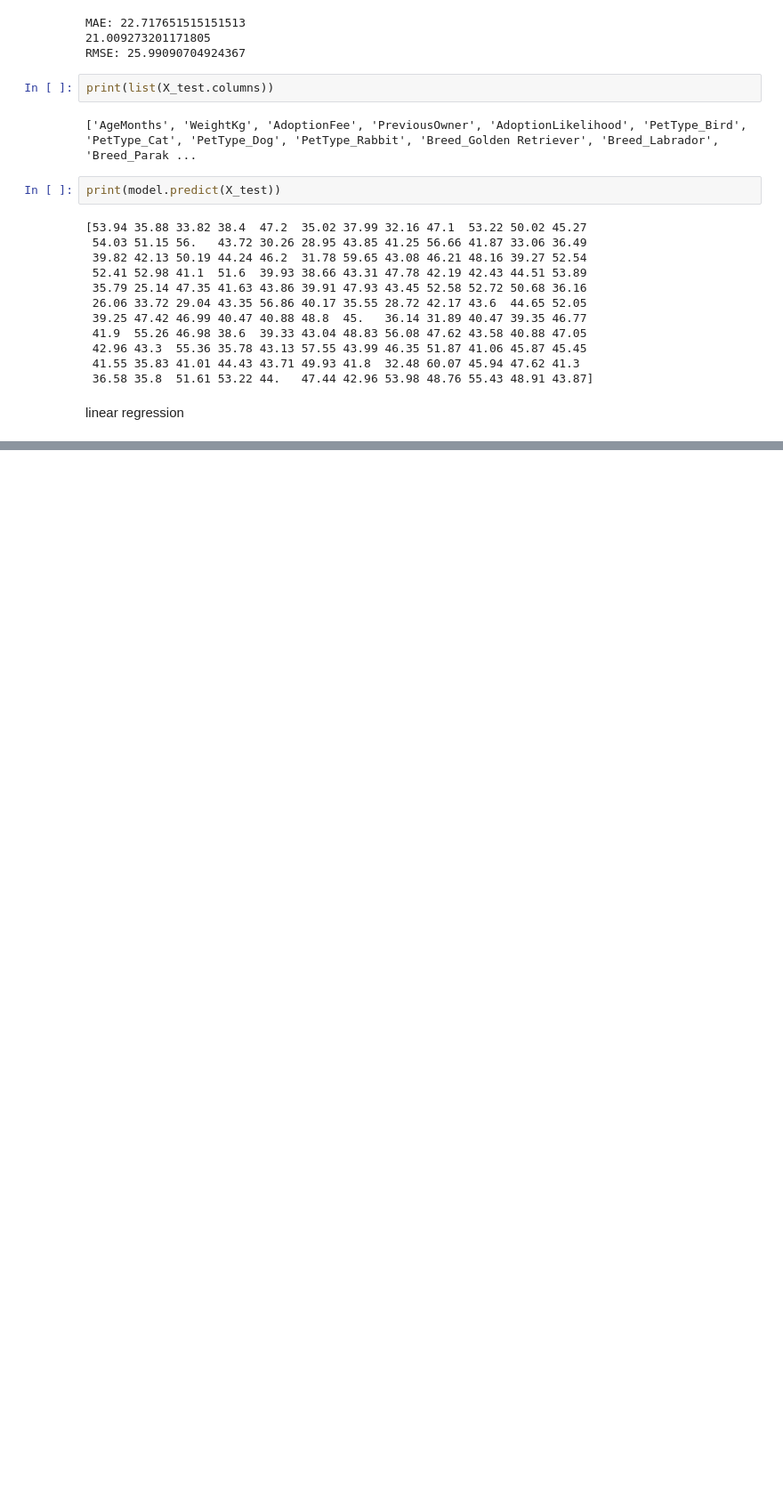
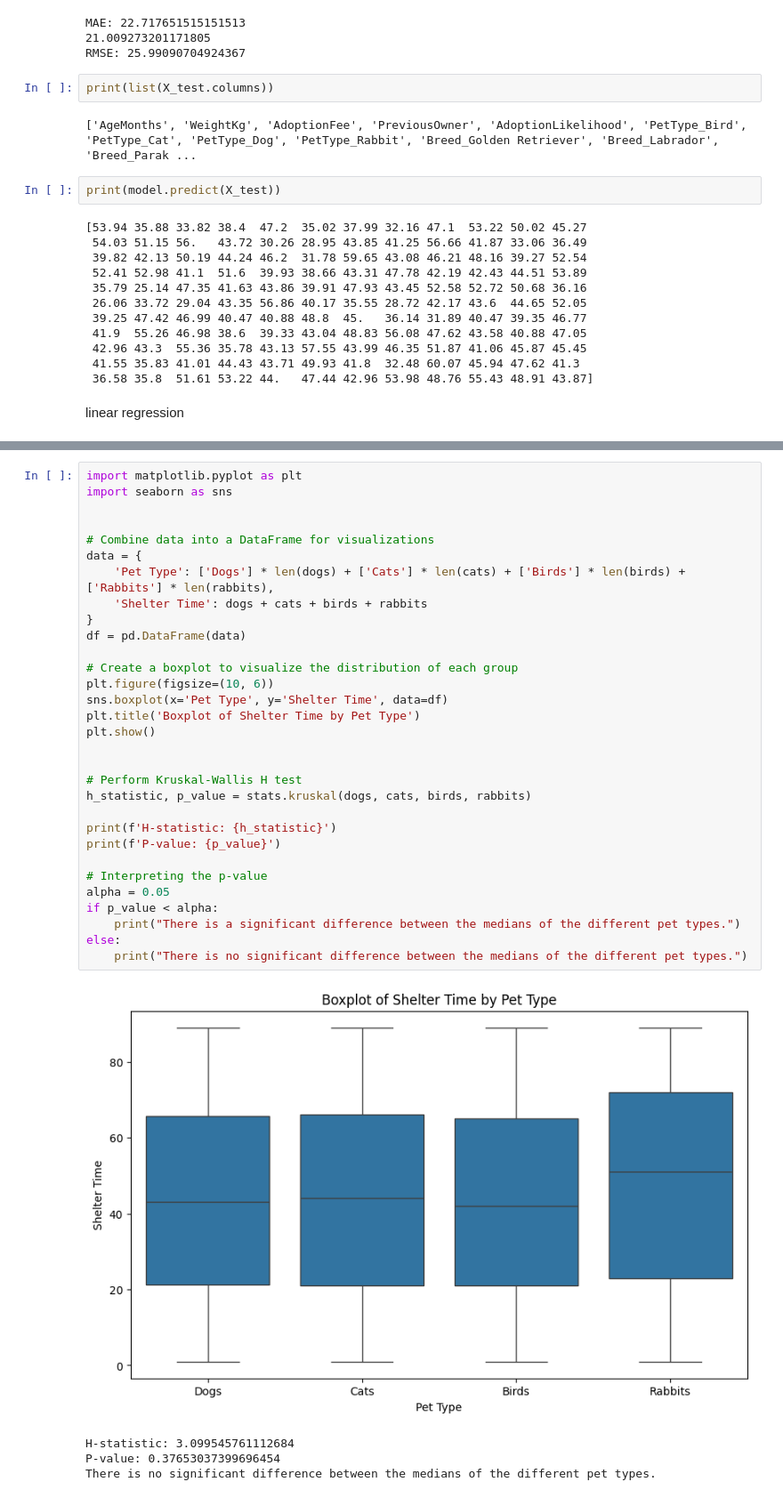
Before and after one commit to tsents/Statistical-Theory-Project, a Jupyter notebook: data.ipynb, the cells around one changed output, grey strips where cells are left out. Shown: that part at 89% size. Cells and saved outputs as stored; diff of their text form; blank space fills up the shorter version.

Commit message:
H test, anova, levenes

```diff
--- a/data.ipynb
+++ b/data.ipynb
@@ -318,0 +378,36 @@ R-squared: 0.005887026789267558
+# %%
+import matplotlib.pyplot as plt
+import seaborn as sns
+
+
+# Combine data into a DataFrame for visualizations
+data = {
+    'Pet Type': ['Dogs'] * len(dogs) + ['Cats'] * len(cats) + ['Birds'] * len(birds) + ['Rabbits'] * len(rabbits),
+    'Shelter Time': dogs + cats + birds + rabbits
+}
+df = pd.DataFrame(data)
+
+# Create a boxplot to visualize the distribution of each group
+plt.figure(figsize=(10, 6))
+sns.boxplot(x='Pet Type', y='Shelter Time', data=df)
+plt.title('Boxplot of Shelter Time by Pet Type')
+plt.show()
+
+
+# Perform Kruskal-Wallis H test
+h_statistic, p_value = stats.kruskal(dogs, cats, birds, rabbits)
+
+print(f'H-statistic: {h_statistic}')
+print(f'P-value: {p_value}')
+
+# Interpreting the p-value
+alpha = 0.05
+if p_value < alpha:
+    print("There is a significant difference between the medians of the different pet types.")
+else:
+    print("There is no significant difference between the medians of the different pet types.")
+# %% [output]
+[figure, added]
+H-statistic: 3.099545761112684
+P-value: 0.37653037399696454
+There is no significant difference between the medians of the different pet types.
```
Also changed, not shown: parts of 9 cells of this notebook.
